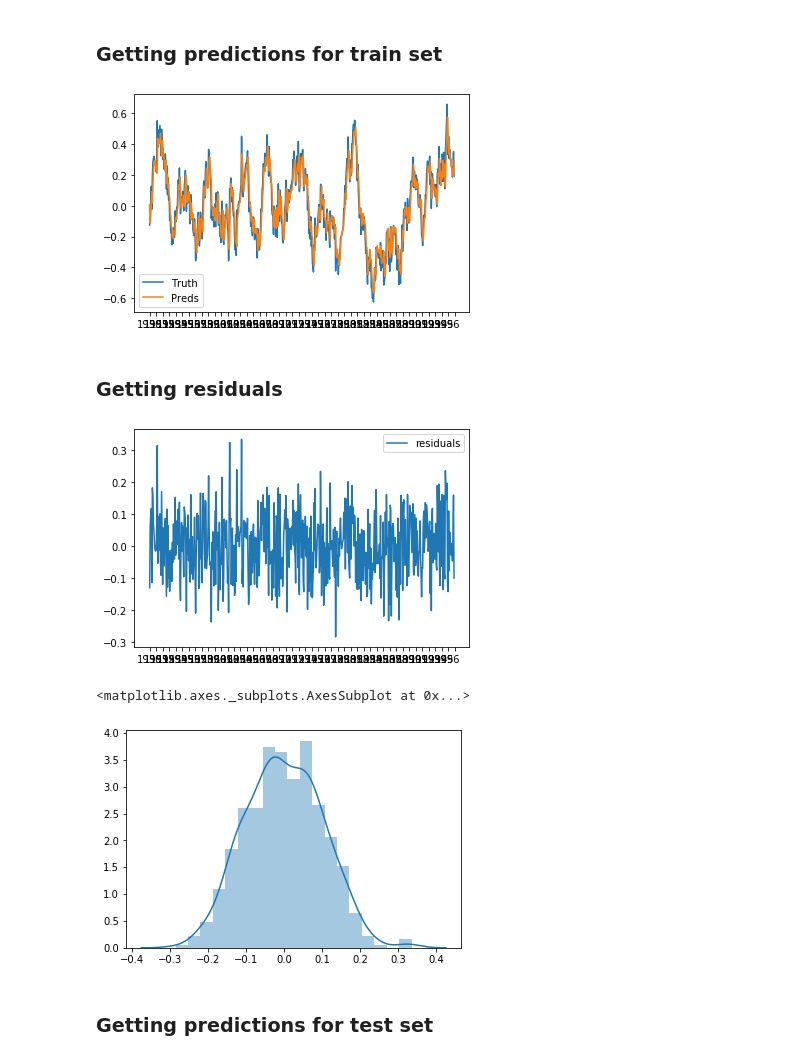
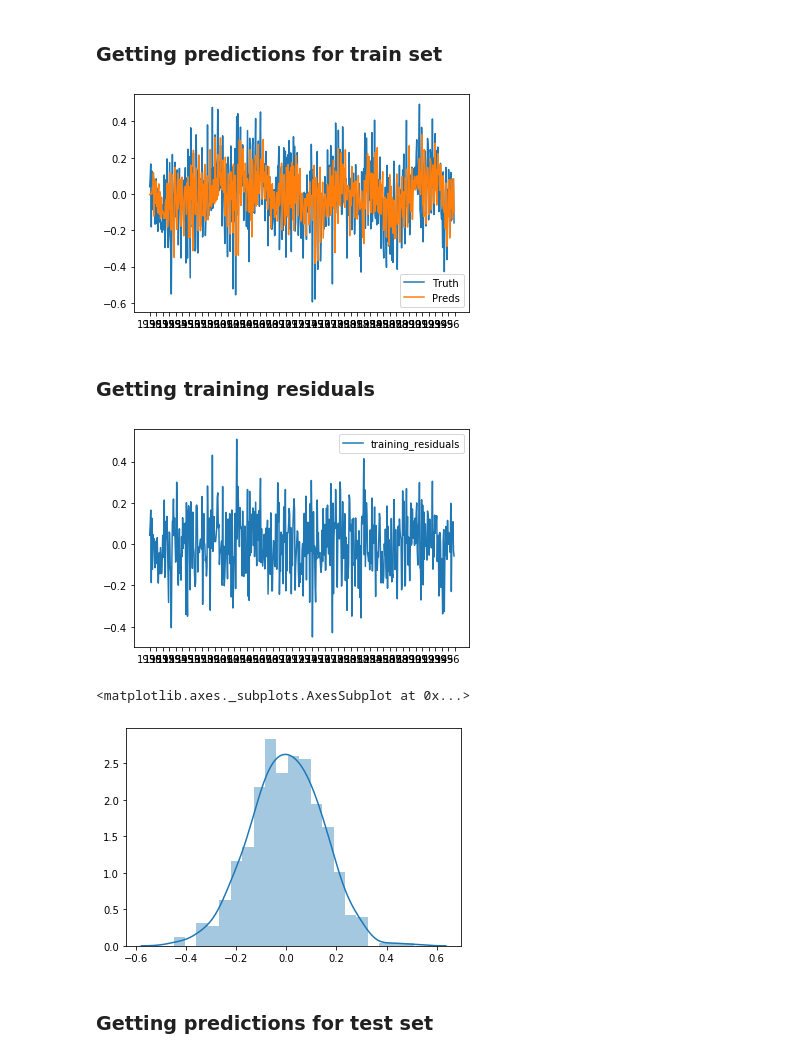
Before and after one commit to radsn23/ptsa2019project, a Jupyter notebook: ar_fakedata.ipynb, the cells around one changed output. Cells and saved outputs as stored; diff of their text form; code cells hidden in the pictures.

```diff
--- a/ar_fakedata.ipynb
+++ b/ar_fakedata.ipynb
@@ -338,0 +449,13 @@ plt.show()
+# %%
+test_year_begin=1997
+test_year_end=2008
+n_test_points = (test_year_end-test_year_begin+1)*12
+history = training_data.copy()
+test_data = []
+for i in range(p+n_points,p+n_points+n_test_points):
+    w_i = np.random.normal(scale=sigma)
+    x_i = sum([np.power(history[i-k-1],p-k)*theta[k] for k in range(p)]) + w_i
+    history.append(x_i)
+    test_data.append(x_i)
+# %%
+training_data = training_data[p:]
@@ -338,0 +464,12 @@ plt.show()
+# %%
+LOAD_DATA = True
+
+training_data_file_name = f'fake_nonlinear_training_data_{p}.npy'
+testing_data_file_name = f'fake_nonlinear_test_data_{p}.npy'
+
+if LOAD_DATA:
+    training_data = np.load(training_data_file_name)
+    test_data = np.load(testing_data_file_name)
+else:
+    np.save(training_data_file_name,training_data)
+    np.save(testing_data_file_name,test_data)
@@ -360,30 +524,30 @@ dtype: float64
 # %% [markdown]
 ### Getting predictions for train set
 # %%
-predictions = arma_mod.predict(start=f'{training_years[0]}m1', end=f'{training_years[-1]}m12', dynamic=False)
+training_predictions = arma_mod.predict(start=f'{training_years[0]}m1', end=f'{training_years[-1]}m12', dynamic=False)
 # %%
 plt.plot(formatted_training_data.values,label='Truth')
-plt.plot(predictions.values,label='Preds')
+plt.plot(training_predictions.values,label='Preds')
 plt.xticks(range(0,len(training_data)+1,12),labels=training_years)
 plt.legend()
 plt.show()
 # %% [output]
-[figure, old version]
+[figure, new version]
 # %% [markdown]
-### Getting residuals
+### Getting training residuals
 # %%
-residuals = formatted_training_data.values-predictions.values
-plt.plot(residuals,label='residuals')
+training_residuals = formatted_training_data.values-training_predictions.values
+plt.plot(training_residuals,label='training_residuals')
 plt.xticks(range(0,len(training_data)+1,12),labels=training_years)
 plt.legend()
 plt.show()
 # %% [output]
-[figure, old version]
+[figure, new version]
 # %%
-sns.distplot(residuals)
+sns.distplot(training_residuals)
 # %% [output]
 <matplotlib.axes._subplots.AxesSubplot at 0x...>
-[figure, old version]
+[figure, new version]
 # %% [markdown]
 ### Getting predictions for test set
 # %%
```
Also changed, not shown: parts of 92 cells of this notebook, 6 other files.
